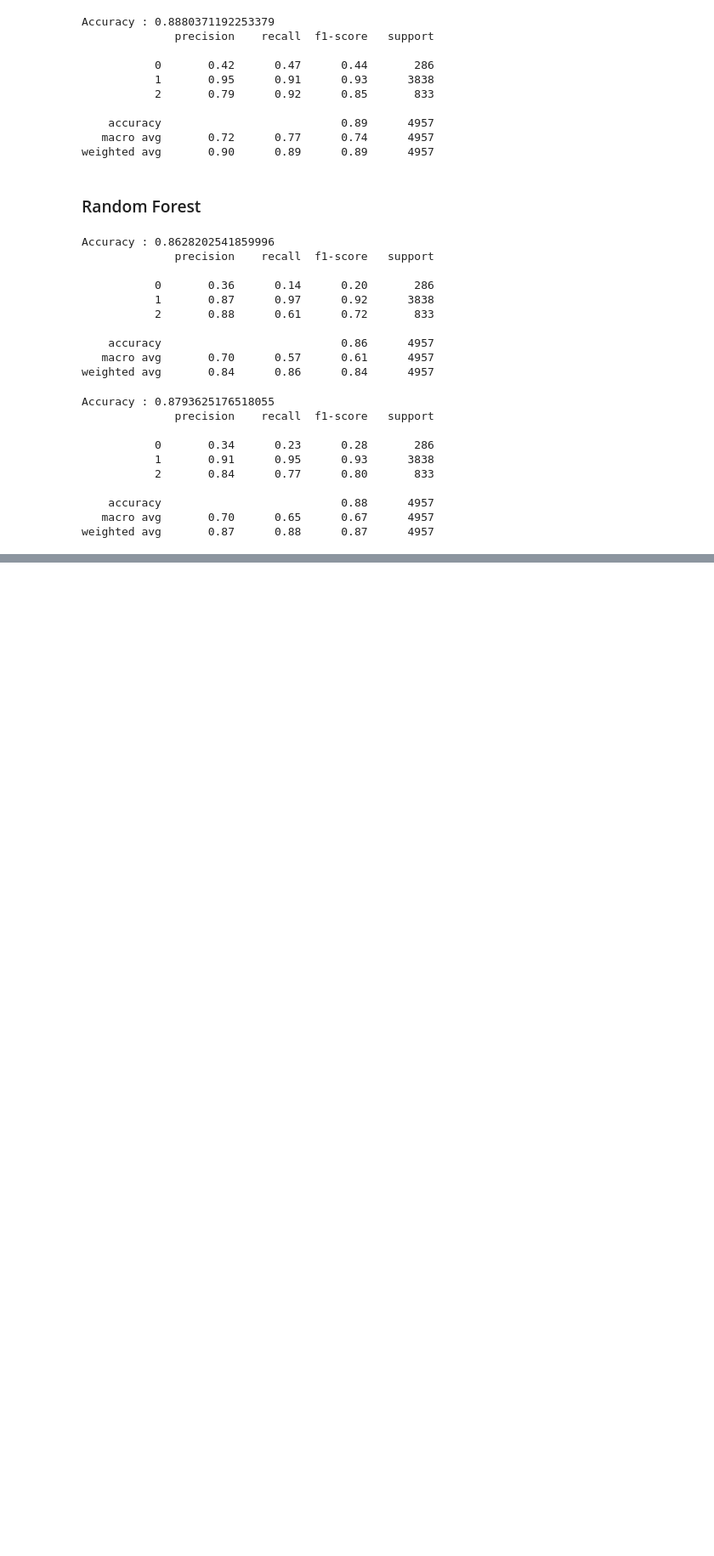
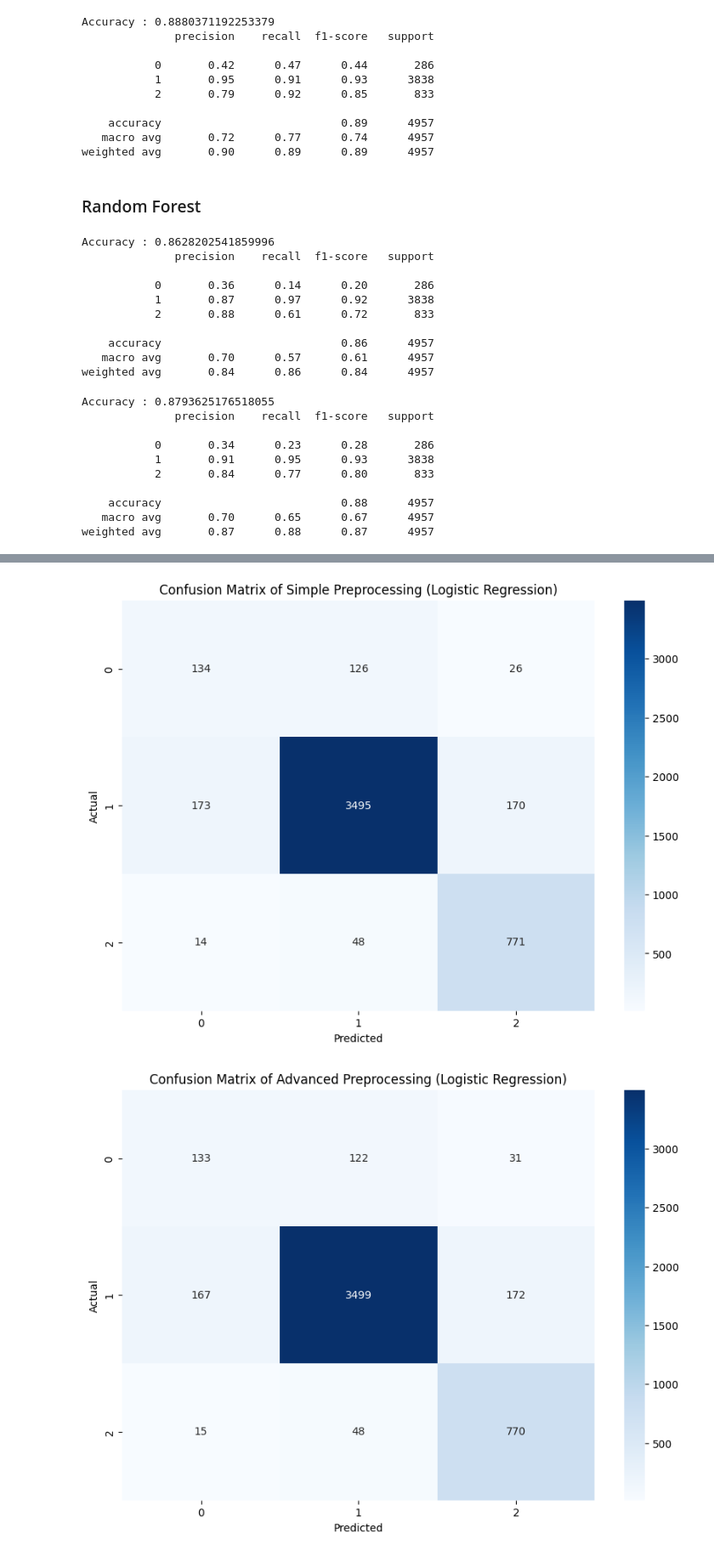
Before and after one commit to hachan97/HateSpeech_detection, a Jupyter notebook: NLP-Feature-Engineering.ipynb, the cells around one changed output, grey strips where cells are left out. Shown: that part at 85% size. Drawn from its saved outputs; the diff is of its cells as text; code cells hidden in the pictures; blank space fills up the shorter version.

Commit message:
Refactor code for improved performance and upload Confusion Matrix

```diff
--- a/NLP-Feature-Engineering.ipynb
+++ b/NLP-Feature-Engineering.ipynb
@@ -383,10 +384,10 @@ XA_test_vect = vectorizer.transform(XA_test)
 model = LogisticRegression(multi_class='ovr', solver='liblinear', class_weight='balanced')
 model.fit(XA_train_vect, yA_train) # Fit model to the Training Data
 
-y_pred = model.predict(XA_test_vect)
+yA_pred_LR = model.predict(XA_test_vect)
 
-print(f"Accuracy : {accuracy_score(yA_test, y_pred)}")
-print(classification_report(yA_test, y_pred))
+print(f"Accuracy : {accuracy_score(yA_test, yA_pred_LR)}")
+print(classification_report(yA_test, yA_pred_LR))
 # %% [output]
 Accuracy : 0.8880371192253379
               precision    recall  f1-score   support
@@ -411,10 +412,10 @@ model = RandomForestClassifier(n_estimators=100,
                                class_weight='balanced')
 model.fit(XB_train_vect, yB_train) # Fit model to the Training Data
 
-y_pred = model.predict(XB_test_vect)
+yB_pred_RF = model.predict(XB_test_vect)
 
-print(f"Accuracy : {accuracy_score(yB_test, y_pred)}")
-print(classification_report(yB_test, y_pred))
+print(f"Accuracy : {accuracy_score(yB_test, yB_pred_RF)}")
+print(classification_report(yB_test, yB_pred_RF))
 # %% [output]
 Accuracy : 0.8628202541859996
               precision    recall  f1-score   support
@@ -437,10 +438,10 @@ model = RandomForestClassifier(n_estimators=100,
                                class_weight='balanced')
 model.fit(XA_train_vect, yA_train) # Fit model to the Training Data
 
-y_pred = model.predict(XA_test_vect)
+yA_pred_RF = model.predict(XA_test_vect)
 
-print(f"Accuracy : {accuracy_score(yA_test, y_pred)}")
-print(classification_report(yA_test, y_pred))
+print(f"Accuracy : {accuracy_score(yA_test, yA_pred_RF)}")
+print(classification_report(yA_test, yA_pred_RF))
 # %% [output]
 Accuracy : 0.8793625176518055
               precision    recall  f1-score   support
@@ -454,0 +458,43 @@ weighted avg       0.87      0.88      0.87      4957
+# %%
+# Generate confusion matrix
+cm_B_LR = confusion_matrix(yB_test, yB_pred_LR)
+cm_A_LR = confusion_matrix(yA_test, yA_pred_LR)
+
+cm_B_RF = confusion_matrix(yB_test, yB_pred_RF)
+cm_A_RF = confusion_matrix(yA_test, yA_pred_RF)
+
+# Plot confusion matrix and save the figure
+plt.figure(figsize=(10, 7))
+sns.heatmap(cm_B_LR, annot=True, fmt='d', cmap='Blues')
+plt.xlabel('Predicted')
+plt.ylabel('Actual')
+plt.title('Confusion Matrix of Simple Preprocessing (Logistic Regression)')
+plt.savefig('results/confusion_matrix_simple_LR.png')
+plt.show()
+
+plt.figure(figsize=(10, 7))
+sns.heatmap(cm_A_LR, annot=True, fmt='d', cmap='Blues')
+plt.xlabel('Predicted')
+plt.ylabel('Actual')
+plt.title('Confusion Matrix of Advanced Preprocessing (Logistic Regression)')
+plt.savefig('results/confusion_matrix_advanced_LR.png')
+plt.show()
+
+plt.figure(figsize=(10, 7))
+sns.heatmap(cm_B_RF, annot=True, fmt='d', cmap='Blues')
+plt.xlabel('Predicted')
+plt.ylabel('Actual')
+plt.title('Confusion Matrix of Simple Preprocessing (Random Forest)')
+plt.savefig('results/confusion_matrix_simple_RF.png')
+plt.show()
+
+plt.figure(figsize=(10, 7))
+sns.heatmap(cm_A_RF, annot=True, fmt='d', cmap='Blues')
+plt.xlabel('Predicted')
+plt.ylabel('Actual')
+plt.title('Confusion Matrix of Advanced Preprocessing (Random Forest)')
+plt.savefig('results/confusion_matrix_advanced_RF.png')
+plt.show()
+# %% [output]
+[figure, added]
+[figure, added]
```
Also changed, not shown: parts of 4 cells of this notebook, 5 other files.
